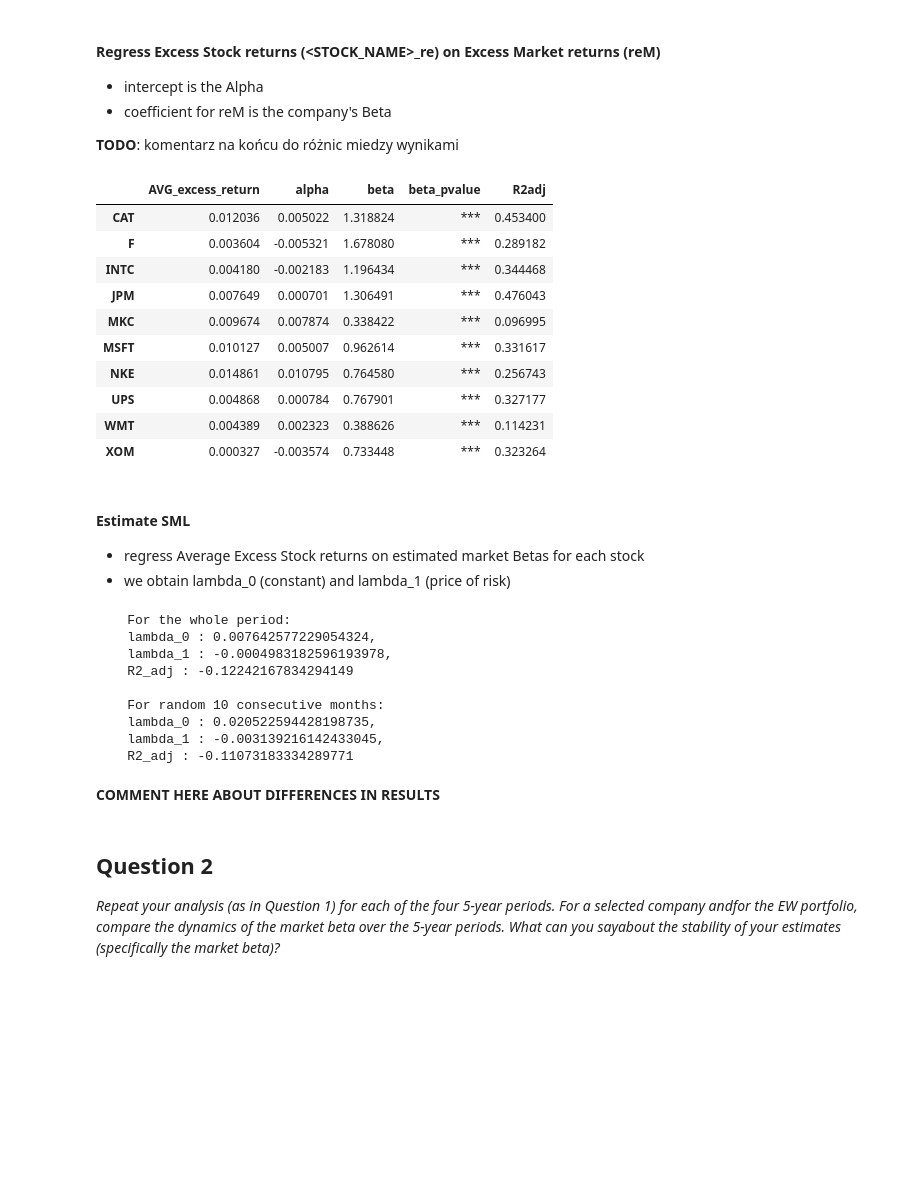
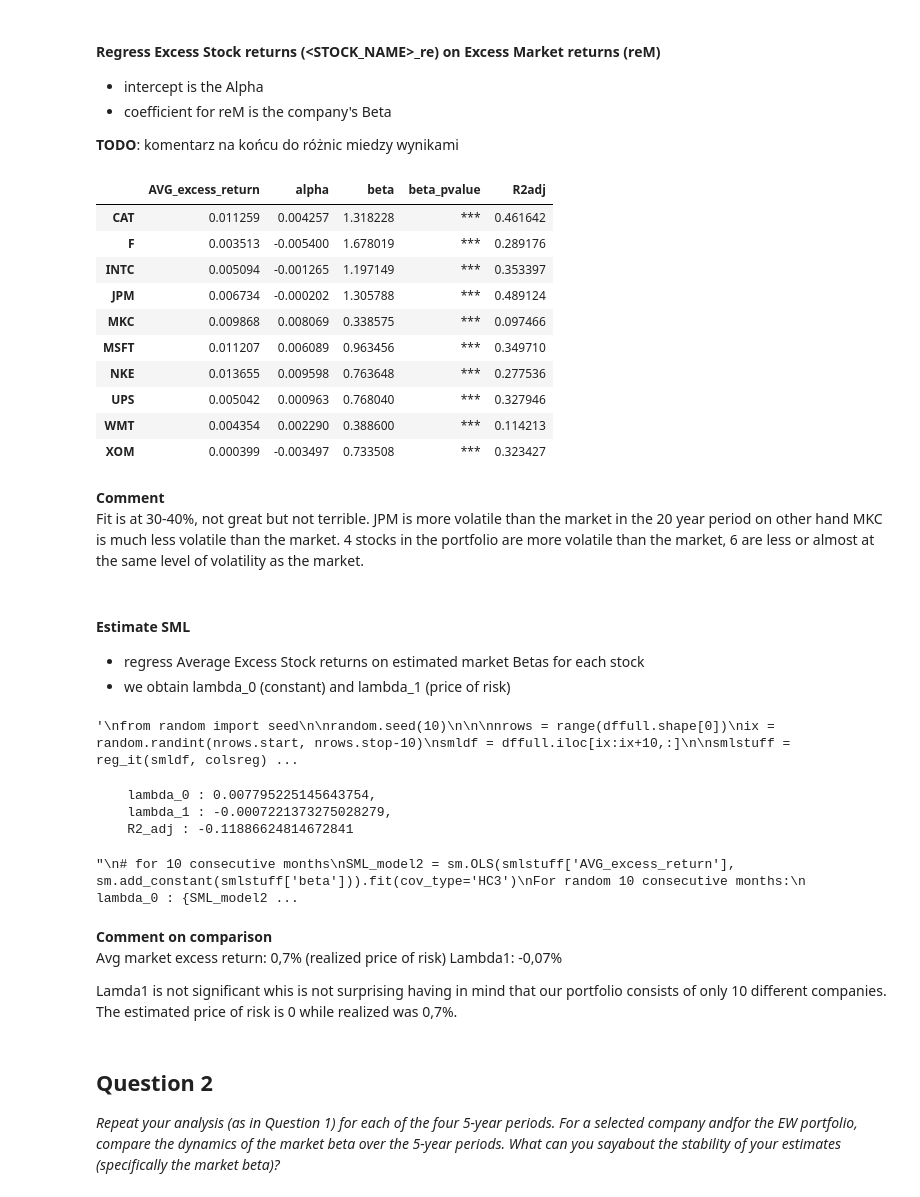
Before and after one commit to maxbranting/investment-theory, a Jupyter notebook: portfolio.ipynb, the cells around one changed output. Drawn from its saved outputs; the diff is of its cells as text; code cells hidden in the pictures; blank space fills up the shorter version.

```diff
--- a/portfolio.ipynb
+++ b/portfolio.ipynb
@@ -160,7 +160,7 @@ def reg_it(df:pd.DataFrame, cols):
     reg_results = {}
     for stock in cols:
         y = df[stock]
-        reg_model = sm.OLS(y, X).fit()
+        reg_model = sm.OLS(y, X).fit(cov_type='HC3')
         CAPM_params = {'AVG_excess_return' : y.mean(),
             "alpha" : reg_model.params[0], # In Excel it's in %, but I'd rather keep it as fraction here for further calculations
             "beta" : reg_model.params[1],
@@ -176,26 +176,30 @@ def reg_it(df:pd.DataFrame, cols):
 # %%
 colsreg = [x for x in dffull.columns.tolist() if '_re' in x]
 
 results_df = reg_it(dffull, colsreg)
-results_df
+display(results_df)
 # %% [output]
 |  | AVG_excess_return | alpha | beta | beta_pvalue | R2adj |
-| CAT | 0.012036 | 0.005022 | 1.318824 | *** | 0.453400 |
-| F | 0.003604 | -0.005321 | 1.678080 | *** | 0.289182 |
-| INTC | 0.004180 | -0.002183 | 1.196434 | *** | 0.344468 |
-| JPM | 0.007649 | 0.000701 | 1.306491 | *** | 0.476043 |
-| MKC | 0.009674 | 0.007874 | 0.338422 | *** | 0.096995 |
-| MSFT | 0.010127 | 0.005007 | 0.962614 | *** | 0.331617 |
-| NKE | 0.014861 | 0.010795 | 0.764580 | *** | 0.256743 |
-| UPS | 0.004868 | 0.000784 | 0.767901 | *** | 0.327177 |
-| WMT | 0.004389 | 0.002323 | 0.388626 | *** | 0.114231 |
-| XOM | 0.000327 | -0.003574 | 0.733448 | *** | 0.323264 |
+| CAT | 0.011259 | 0.004257 | 1.318228 | *** | 0.461642 |
+| F | 0.003513 | -0.005400 | 1.678019 | *** | 0.289176 |
+| INTC | 0.005094 | -0.001265 | 1.197149 | *** | 0.353397 |
+| JPM | 0.006734 | -0.000202 | 1.305788 | *** | 0.489124 |
+| MKC | 0.009868 | 0.008069 | 0.338575 | *** | 0.097466 |
+| MSFT | 0.011207 | 0.006089 | 0.963456 | *** | 0.349710 |
+| NKE | 0.013655 | 0.009598 | 0.763648 | *** | 0.277536 |
+| UPS | 0.005042 | 0.000963 | 0.768040 | *** | 0.327946 |
+| WMT | 0.004354 | 0.002290 | 0.388600 | *** | 0.114213 |
+| XOM | 0.000399 | -0.003497 | 0.733508 | *** | 0.323427 |
+# %% [markdown]
+**Comment**<br>
+Fit is at 30-40%, not great but not terrible. JPM is more volatile than the market in the 20 year period on other hand MKC is much less volatile than the market. 4 stocks in the portfolio are more volatile than the market, 6 are less or almost at the same level of volatility as the market.
 # %% [markdown]
 #### Estimate SML
 * regress Average Excess Stock returns on estimated market Betas for each stock
 * we obtain lambda_0 (constant) and lambda_1 (price of risk)
 # %%
 # this part gets random 10 consecutive months
+"""
 from random import seed
 
 random.seed(10)
@@ -206,35 +210,39 @@ ix = random.randint(nrows.start, nrows.stop-10)
 smldf = dffull.iloc[ix:ix+10,:]
 
 smlstuff = reg_it(smldf, colsreg)
+"""
+# %% [output]
+'\nfrom random import seed\n\nrandom.seed(10)\n\n\nnrows = range(dffull.shape[0])\nix = random.randint(nrows.start, nrows.stop-10)\nsmldf = dffull.iloc[ix:ix+10,:]\n\nsmlstuff = reg_it(smldf, colsreg) ...
 # %%
 # for whole
-SML_model = sm.OLS(results_df['AVG_excess_return'], sm.add_constant(results_df['beta'])).fit()
-# for 10 consecutive months
-SML_model2 = sm.OLS(smlstuff['AVG_excess_return'], sm.add_constant(smlstuff['beta'])).fit()
+SML_model = sm.OLS(results_df['AVG_excess_return'], sm.add_constant(results_df['beta'])).fit(cov_type='HC3')
 print(f'''
-    For the whole period:
     lambda_0 : {SML_model.params[0]},
     lambda_1 : {SML_model.params[1]},
     R2_adj : {SML_model.rsquared_adj}
+'''
+)
 
-    For random 10 consecutive months:
+#====================================================================================================================#
+"""
+# for 10 consecutive months
+SML_model2 = sm.OLS(smlstuff['AVG_excess_return'], sm.add_constant(smlstuff['beta'])).fit(cov_type='HC3')
+For random 10 consecutive months:
     lambda_0 : {SML_model2.params[0]},
     lambda_1 : {SML_model2.params[1]},
     R2_adj : {SML_model2.rsquared_adj}
-'''
-)
+"""
 # %% [output]
-    For the whole period:
-    lambda_0 : 0.007642577229054324,
-    lambda_1 : -0.0004983182596193978,
-    R2_adj : -0.12242167834294149
-
-    For random 10 consecutive months:
-    lambda_0 : 0.020522594428198735,
-    lambda_1 : -0.003139216142433045,
-    R2_adj : -0.11073183334289771
+    lambda_0 : 0.007795225145643754,
+    lambda_1 : -0.0007221373275028279,
+    R2_adj : -0.11886624814672841
+"\n# for 10 consecutive months\nSML_model2 = sm.OLS(smlstuff['AVG_excess_return'], sm.add_constant(smlstuff['beta'])).fit(cov_type='HC3')\nFor random 10 consecutive months:\n    lambda_0 : {SML_model2 ...
-# %% [markdown]
-**COMMENT HERE ABOUT DIFFERENCES IN RESULTS**
+# %% [markdown]
+**Comment on comparison** <br>
+Avg market excess return: 0,7% (realized price of risk)
+Lambda1: -0,07%
+
+Lamda1 is not significant whis is not surprising having in mind that our portfolio consists of only 10 different companies. The estimated price of risk is 0 while realized was 0,7%.
 # %% [markdown]
 ## Question 2
 *Repeat your analysis (as in Question 1) for each of the four 5-year periods. For a selected company andfor the EW portfolio, compare the dynamics of the market beta over the 5-year periods. What can you sayabout the stability of your estimates (specifically the market beta)?*
```
Also changed, not shown: parts of 10 cells of this notebook, 2 other files.
